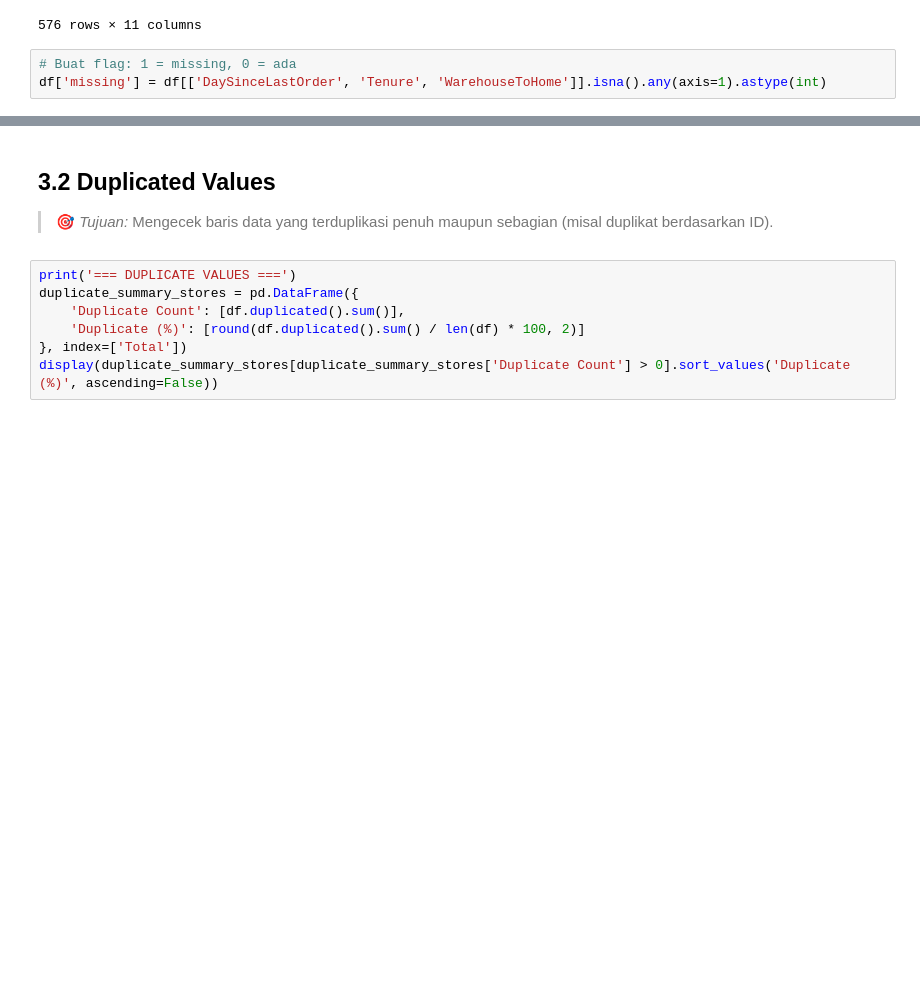
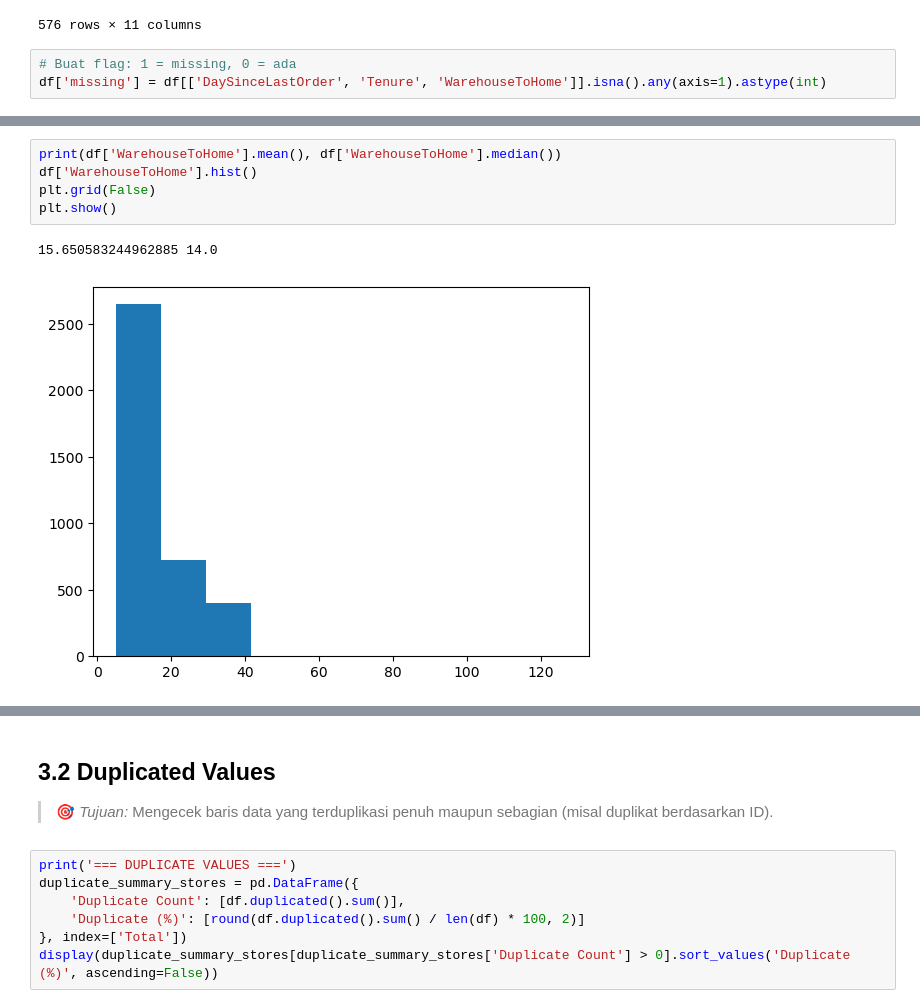
Before and after one commit to MikaMahaputra/E-Commerce-Customer-Churn, a Jupyter notebook: notebook/e-commerce-churn-analysis.ipynb, the cells around one changed output, grey strips where cells are left out. Cells and saved outputs as stored; diff of their text form; blank space fills up the shorter version.

```diff
--- a/notebook/e-commerce-churn-analysis.ipynb
+++ b/notebook/e-commerce-churn-analysis.ipynb
@@ -349,0 +351,8 @@ print(f'   Shape: {df.shape}')
+# %%
+print(df['WarehouseToHome'].mean(), df['WarehouseToHome'].median())
+df['WarehouseToHome'].hist()
+plt.grid(False)
+plt.show()
+# %% [output]
+15.650583244962885 14.0
+[figure, added]
```
Also changed, not shown: parts of 37 cells of this notebook.
